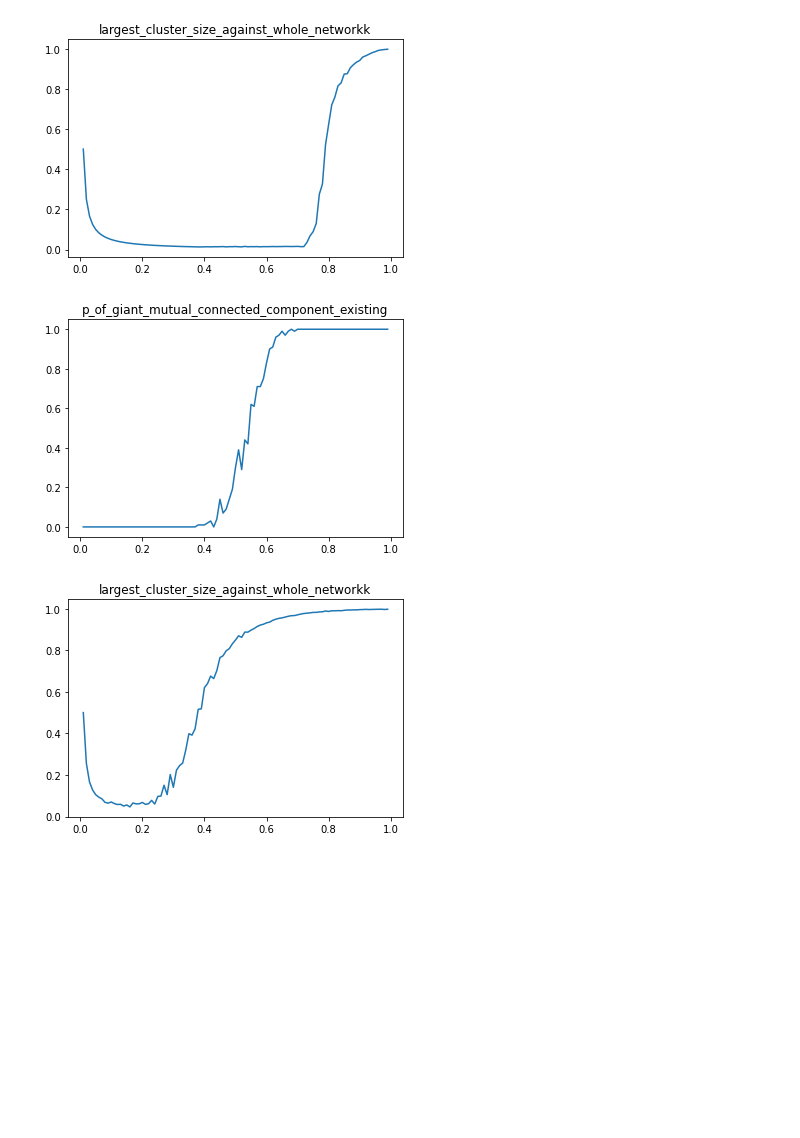
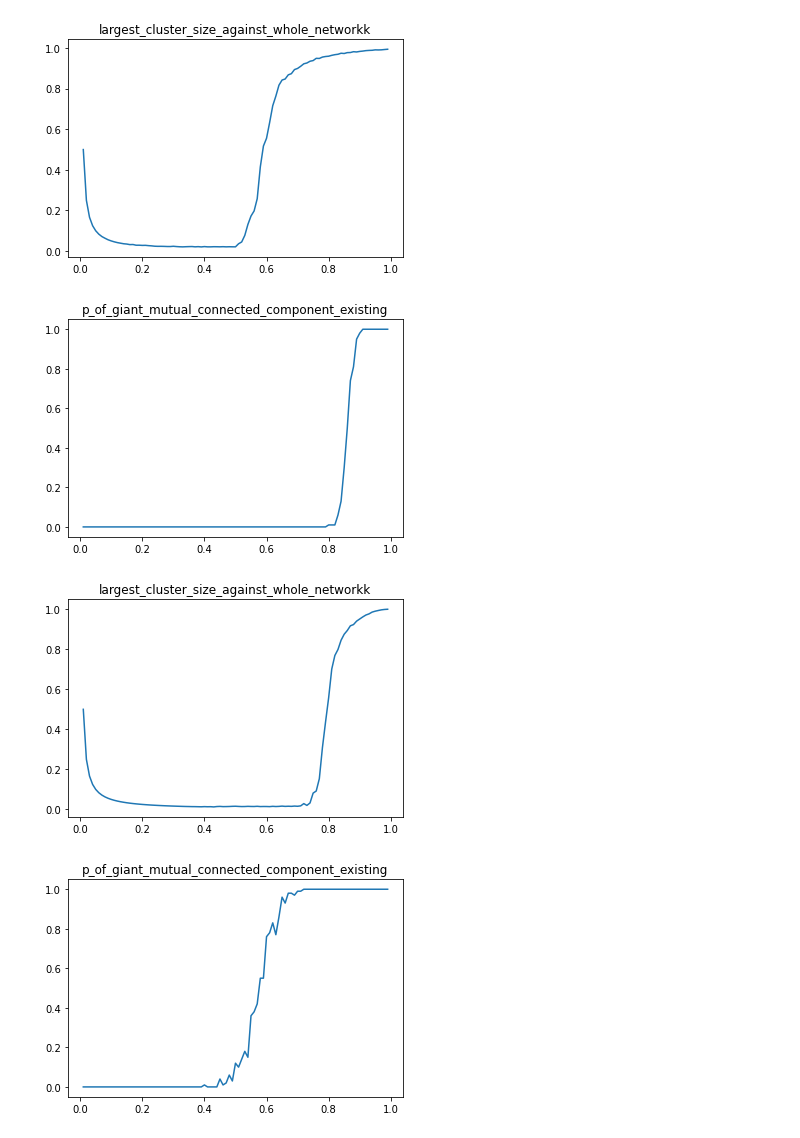
Before and after one commit to JunTu-XD/NetSci, a Jupyter notebook: Final/Final_Projct.ipynb, the cells around one changed output. Drawn from its saved outputs; the diff is of its cells as text; code cells hidden in the pictures; blank space fills up the shorter version.

Commit message:
plot

```diff
--- a/Final/Final_Projct.ipynb
+++ b/Final/Final_Projct.ipynb
@@ -42,14 +42,20 @@ attack_stg=[]
 # attack_stg+=["Max_d","Min_d"]
 
 ## ER-BA BA-ER
-layer_a+=["ER","ER","BA","BA"]
-layer_b+=["BA","BA","ER","ER"]
-interconnect_stg+=["Random","Max_max_d","Random","Max_max_d"]
-attack_stg+=["Max_d","Random","Max_d","Random"]
+# layer_a+=["ER","ER","BA","BA"]
+# layer_b+=["BA","BA","ER","ER"]
+# interconnect_stg+=["Random","Max_max_d","Random","Max_max_d"]
+# attack_stg+=["Max_d","Random","Max_d","Random"]
+
+##ER-ER BA-BA HBA
+layer_a+=["ER","ER","ER","BA","BA","BA"]
+layer_b+=["ER","ER","ER","BA","BA","BA"]
+interconnect_stg+=["Random"]*6
+attack_stg+=["Max_d","Random","Max_b"]*2
 
 ##
 # %%
-呗fig_idx = 0
+fig_idx = 0
 def new_fig():
     global fig_idx
     plt.figure(fig_idx)
@@ -256,6 +262,13 @@ def attack_high_degree_centrality_Layer_A(G_A, P):
     degree_c = sort_degree_centrality_desc(G_A)
     num = round(P*len(G_A.nodes()))
     return  [t[0] for t in list(degree_c.items())[:num]]
+
+def attack_high_betweenness_Layer_A(G_A, P):
+    global  LAYER_A_TAG
+    degree_c = sort_betweenness_centrality_desc(G_A)
+    num = round(P*len(G_A.nodes()))
+    return  [t[0] for t in list(degree_c.items())[:num]]
+
 def attack_low_degree_centrality_Layer_A(G_A, P):
     global  LAYER_A_TAG
     degree_c = sort_degree_centrality_asc(G_A)
@@ -328,7 +341,8 @@ interconnect_generate = {"Random":lambda G_A,G_B: interconnect_random(G_A, G_B),
 
 attack_generate={"Random":lambda G,P: attack_random_Layer_A(G, P),\
                  "Max_d":lambda G,P: attack_high_degree_centrality_Layer_A(G, P),\
-                 "Min_d": lambda G,P: attack_low_degree_centrality_Layer_A(G, P)}
+                 "Min_d": lambda G,P: attack_low_degree_centrality_Layer_A(G, P),\
+                 "Max_b": lambda G,P: attack_high_betweenness_Layer_A(G, P)}
 
 for idx in range(len(layer_a)):
     FILE_TAG = layer_a[idx] + "_" + layer_b[idx] +"_" + interconnect_stg[idx] + "_Con_"+ attack_stg[idx]+"_ATK"
@@ -344,3 +358,4 @@ for idx in range(len(layer_a)):
-[figure, old version]
+[figure, new version]
-[figure, old version]
+[figure, new version]
-[figure, old version]
+[figure, new version]
+[figure, added]
```
Also changed, not shown: parts of 1 cell of this notebook, 4 other files.
